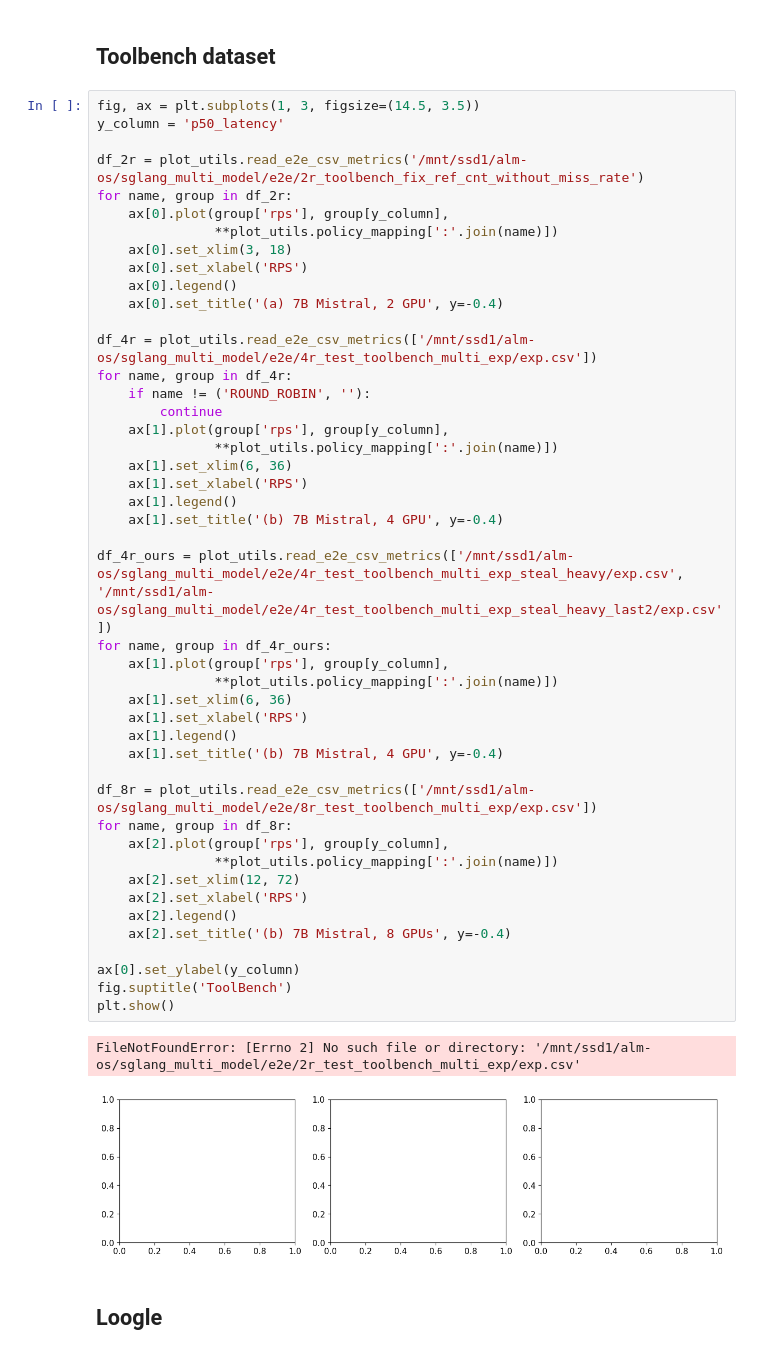
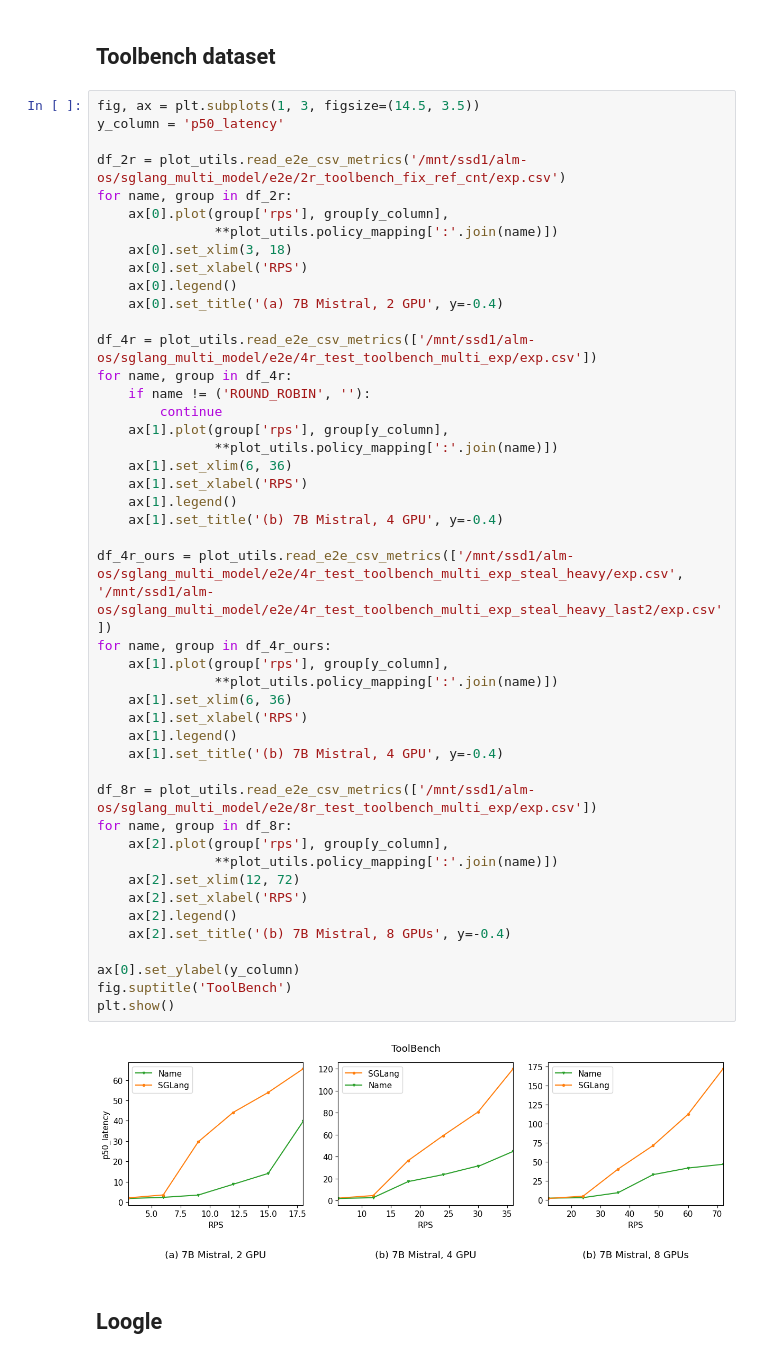
Before and after one commit to WukLab/preble, a Jupyter notebook: nsdi_plots/e2e.ipynb, the cells around one changed output. Drawn from its saved outputs; the diff is of its cells as text.

Commit message:
test globalscheduler with time on toolbench

```diff
--- a/nsdi_plots/e2e.ipynb
+++ b/nsdi_plots/e2e.ipynb
@@ -13,7 +13,7 @@ import plot_utils
 fig, ax = plt.subplots(1, 3, figsize=(14.5, 3.5))
 y_column = 'p50_latency'
 
-df_2r = plot_utils.read_e2e_csv_metrics('/mnt/ssd1/alm-os/sglang_multi_model/e2e/2r_toolbench_fix_ref_cnt_without_miss_rate')
+df_2r = plot_utils.read_e2e_csv_metrics('/mnt/ssd1/alm-os/sglang_multi_model/e2e/2r_toolbench_fix_ref_cnt/exp.csv')
 for name, group in df_2r:
     ax[0].plot(group['rps'], group[y_column],
                **plot_utils.policy_mapping[':'.join(name)])
@@ -28,35 +28,34 @@ for name, group in df_4r:
         continue
     ax[1].plot(group['rps'], group[y_column],
                **plot_utils.policy_mapping[':'.join(name)])
     ax[1].set_xlim(6, 36)
     ax[1].set_xlabel('RPS')
     ax[1].legend()
     ax[1].set_title('(b) 7B Mistral, 4 GPU', y=-0.4)
 
 df_4r_ours = plot_utils.read_e2e_csv_metrics(['/mnt/ssd1/alm-os/sglang_multi_model/e2e/4r_test_toolbench_multi_exp_steal_heavy/exp.csv', '/mnt/ssd1/alm-os/sglang_multi_model/e2e/4r_test_toolbench_multi_exp_steal_heavy_last2/exp.csv'])
 for name, group in df_4r_ours:
     ax[1].plot(group['rps'], group[y_column],
                **plot_utils.policy_mapping[':'.join(name)])
     ax[1].set_xlim(6, 36)
     ax[1].set_xlabel('RPS')
     ax[1].legend()
     ax[1].set_title('(b) 7B Mistral, 4 GPU', y=-0.4)
 
 df_8r = plot_utils.read_e2e_csv_metrics(['/mnt/ssd1/alm-os/sglang_multi_model/e2e/8r_test_toolbench_multi_exp/exp.csv'])
 for name, group in df_8r:
     ax[2].plot(group['rps'], group[y_column],
                **plot_utils.policy_mapping[':'.join(name)])
     ax[2].set_xlim(12, 72)
     ax[2].set_xlabel('RPS')
     ax[2].legend()
     ax[2].set_title('(b) 7B Mistral, 8 GPUs', y=-0.4)
 
 ax[0].set_ylabel(y_column)
 fig.suptitle('ToolBench')
 plt.show()
 # %% [output]
-FileNotFoundError: [Errno 2] No such file or directory: '/mnt/ssd1/alm-os/sglang_multi_model/e2e/2r_test_toolbench_multi_exp/exp.csv'
-[figure, old version]
+[figure, new version]
 # %% [markdown]
 ## Loogle
 # %%
```
Also changed, not shown: parts of 3 cells of this notebook, 5 other files.
